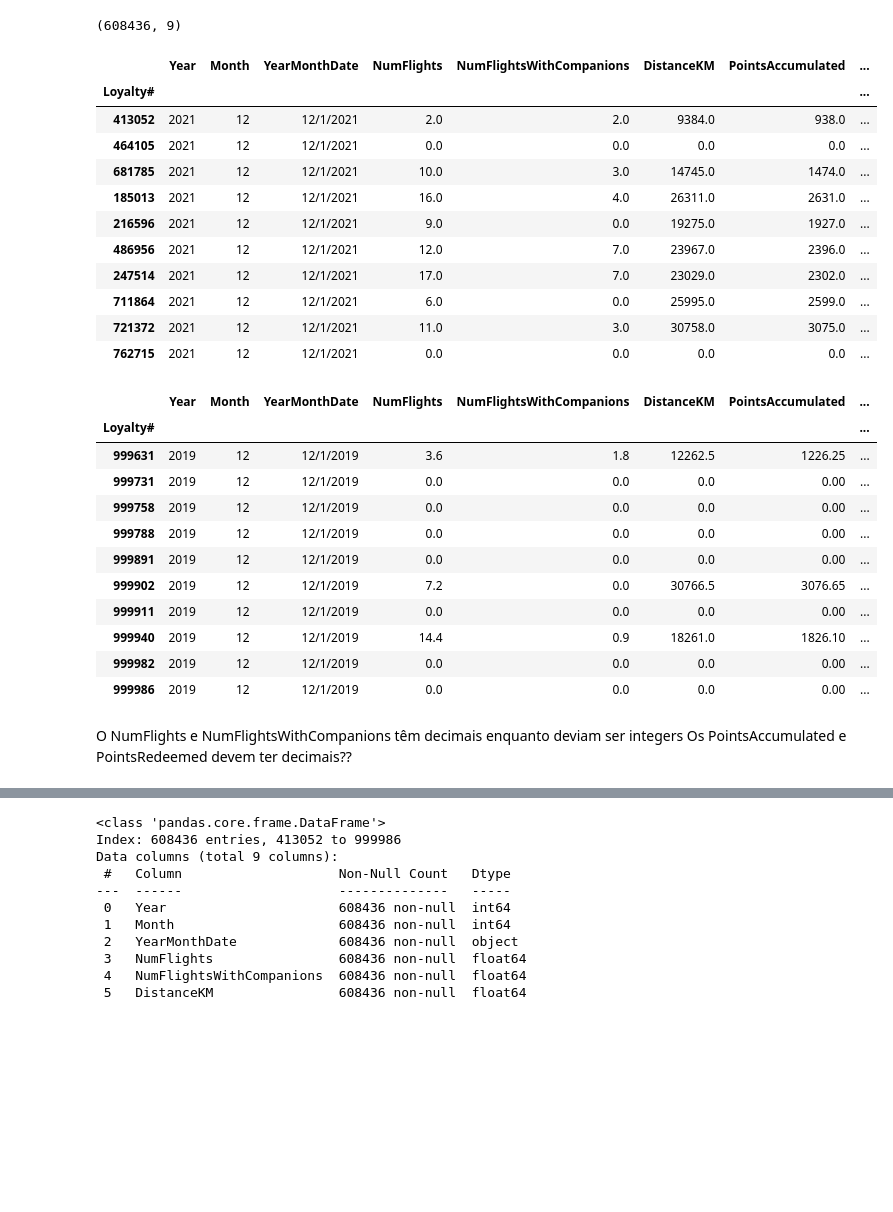
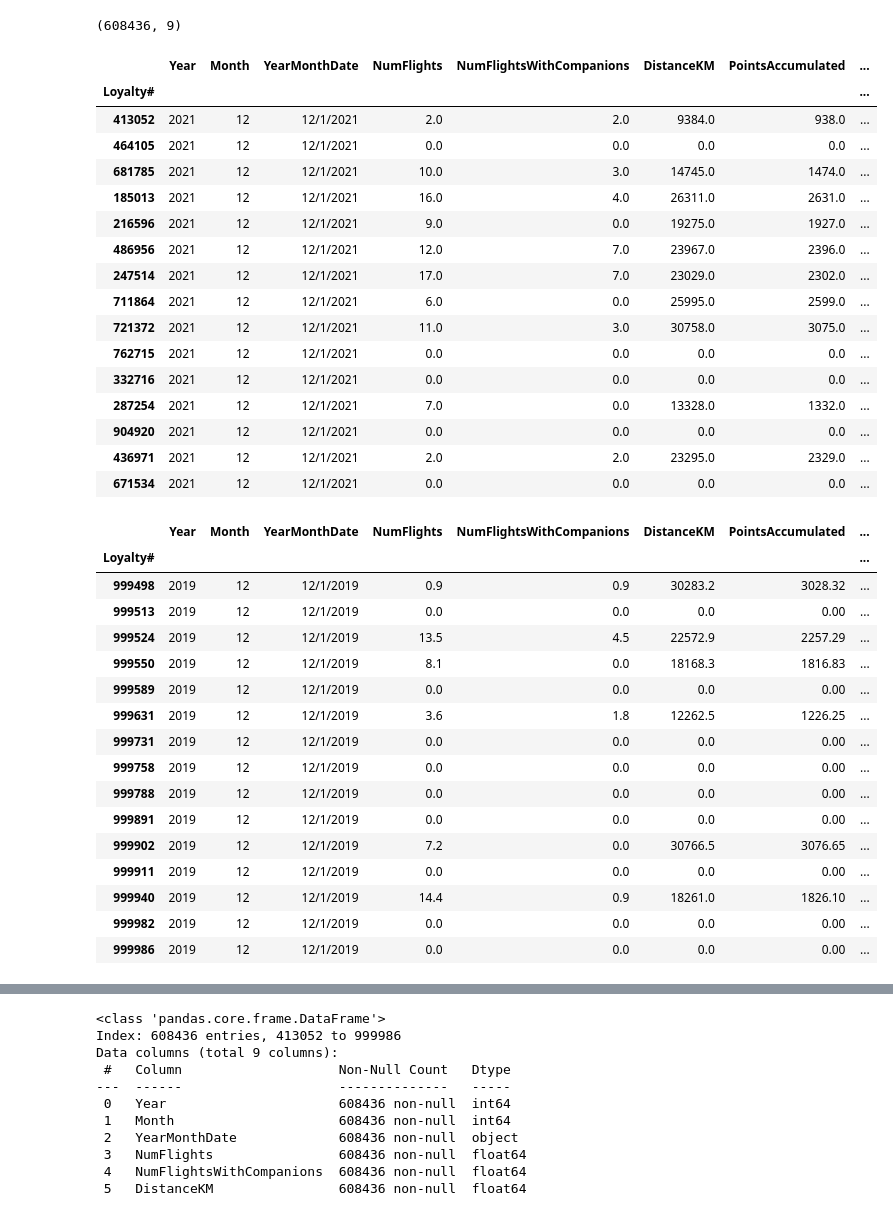
Before and after one commit to lourenco500/Data-Mining-Project, a Jupyter notebook: Deliverable_1.ipynb, the cells around one changed output, grey strips where cells are left out. Cells and saved outputs as stored; diff of their text form; code cells hidden in the pictures; blank space fills up the shorter version.

```diff
--- a/Deliverable_1.ipynb
+++ b/Deliverable_1.ipynb
@@ -235,25 +82,35 @@ flightsDB.shape
 # %% [output]
 (608436, 9)
 # %%
-flightsDB.head(10)
+flightsDB.head(15)
 # %% [output]
 |  | Year | Month | YearMonthDate | NumFlights | NumFlightsWithCompanions | DistanceKM | PointsAccumulated | ... |
 | Loyalty# |  |  |  |  |  |  |  | ... |
 | 413052 | 2021 | 12 | 12/1/2021 | 2.0 | 2.0 | 9384.0 | 938.0 | ... |
 | 464105 | 2021 | 12 | 12/1/2021 | 0.0 | 0.0 | 0.0 | 0.0 | ... |
 | 681785 | 2021 | 12 | 12/1/2021 | 10.0 | 3.0 | 14745.0 | 1474.0 | ... |
 | 185013 | 2021 | 12 | 12/1/2021 | 16.0 | 4.0 | 26311.0 | 2631.0 | ... |
 | 216596 | 2021 | 12 | 12/1/2021 | 9.0 | 0.0 | 19275.0 | 1927.0 | ... |
 | 486956 | 2021 | 12 | 12/1/2021 | 12.0 | 7.0 | 23967.0 | 2396.0 | ... |
 | 247514 | 2021 | 12 | 12/1/2021 | 17.0 | 7.0 | 23029.0 | 2302.0 | ... |
 | 711864 | 2021 | 12 | 12/1/2021 | 6.0 | 0.0 | 25995.0 | 2599.0 | ... |
 | 721372 | 2021 | 12 | 12/1/2021 | 11.0 | 3.0 | 30758.0 | 3075.0 | ... |
 | 762715 | 2021 | 12 | 12/1/2021 | 0.0 | 0.0 | 0.0 | 0.0 | ... |
+| 332716 | 2021 | 12 | 12/1/2021 | 0.0 | 0.0 | 0.0 | 0.0 | ... |
+| 287254 | 2021 | 12 | 12/1/2021 | 7.0 | 0.0 | 13328.0 | 1332.0 | ... |
+| 904920 | 2021 | 12 | 12/1/2021 | 0.0 | 0.0 | 0.0 | 0.0 | ... |
+| 436971 | 2021 | 12 | 12/1/2021 | 2.0 | 2.0 | 23295.0 | 2329.0 | ... |
+| 671534 | 2021 | 12 | 12/1/2021 | 0.0 | 0.0 | 0.0 | 0.0 | ... |
 # %%
-flightsDB.tail(10)
+flightsDB.tail(15)
 # %% [output]
 |  | Year | Month | YearMonthDate | NumFlights | NumFlightsWithCompanions | DistanceKM | PointsAccumulated | ... |
 | Loyalty# |  |  |  |  |  |  |  | ... |
+| 999498 | 2019 | 12 | 12/1/2019 | 0.9 | 0.9 | 30283.2 | 3028.32 | ... |
+| 999513 | 2019 | 12 | 12/1/2019 | 0.0 | 0.0 | 0.0 | 0.00 | ... |
+| 999524 | 2019 | 12 | 12/1/2019 | 13.5 | 4.5 | 22572.9 | 2257.29 | ... |
+| 999550 | 2019 | 12 | 12/1/2019 | 8.1 | 0.0 | 18168.3 | 1816.83 | ... |
+| 999589 | 2019 | 12 | 12/1/2019 | 0.0 | 0.0 | 0.0 | 0.00 | ... |
 | 999631 | 2019 | 12 | 12/1/2019 | 3.6 | 1.8 | 12262.5 | 1226.25 | ... |
 | 999731 | 2019 | 12 | 12/1/2019 | 0.0 | 0.0 | 0.0 | 0.00 | ... |
 | 999758 | 2019 | 12 | 12/1/2019 | 0.0 | 0.0 | 0.0 | 0.00 | ... |
@@ -264,6 +121,3 @@ flightsDB.tail(10)
 | 999940 | 2019 | 12 | 12/1/2019 | 14.4 | 0.9 | 18261.0 | 1826.10 | ... |
 | 999982 | 2019 | 12 | 12/1/2019 | 0.0 | 0.0 | 0.0 | 0.00 | ... |
 | 999986 | 2019 | 12 | 12/1/2019 | 0.0 | 0.0 | 0.0 | 0.00 | ... |
-# %% [markdown]
-O NumFlights e NumFlightsWithCompanions têm decimais enquanto deviam ser integers
-Os PointsAccumulated e PointsRedeemed devem ter decimais??
```
Also changed, not shown: parts of 83 cells of this notebook.
